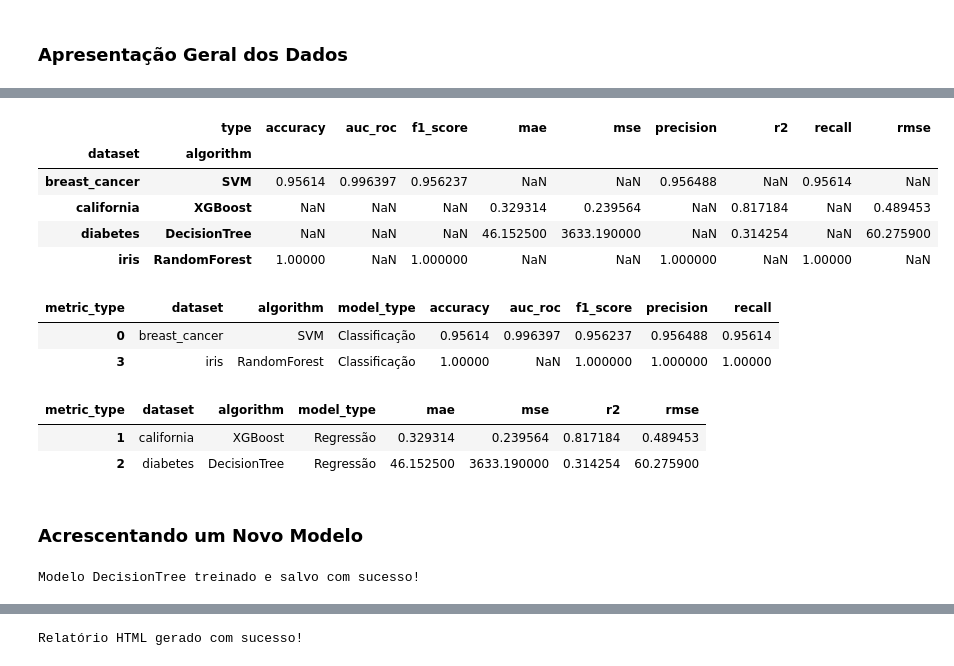
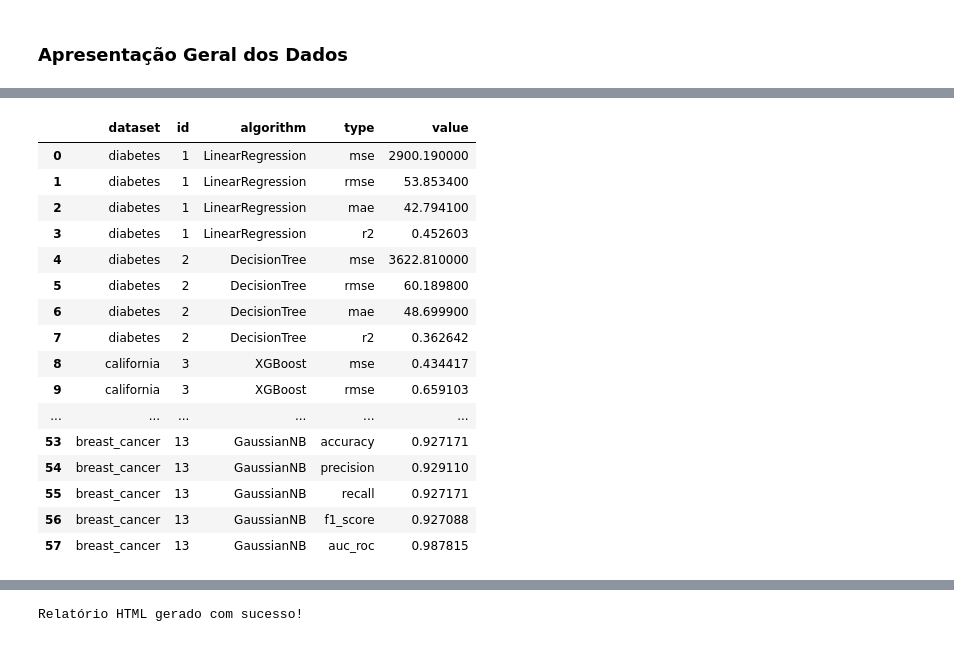
Before and after one commit to GDianaS/ml-metrics-comparison-db, a Jupyter notebook: main.ipynb, the cells around one changed output, grey strips where cells are left out. Cells and saved outputs as stored; diff of their text form; code cells hidden in the pictures.

```diff
--- a/main.ipynb
+++ b/main.ipynb
@@ -208,25 +369,36 @@ Modelo XGBoost treinado e salvo com sucesso!
 # %%
 def fetch_results():
     with engine.connect() as connection:
         df = pd.read_sql(text("""
-            SELECT e.dataset, m.algorithm, me.type, me.value
+            SELECT e.dataset, m.id, m.algorithm, me.type, me.value
             FROM Experiments e
             JOIN Models m ON e.model_id = m.id
             JOIN Metrics me ON e.id = me.experiment_id
         """), connection)
 
-        df_agg = df.groupby(['dataset', 'algorithm', 'type'])['value'].mean().reset_index() # Função de agregação
+        df_agg = df.groupby(['id','dataset', 'algorithm', 'type'])['value'].mean().reset_index()
 
-        return df_agg.pivot(index=['dataset', 'algorithm'], columns='type', values='value')
+        return df
 
 
 df_results = fetch_results()
 df_results
 # %% [output]
-|  | type | accuracy | auc_roc | f1_score | mae | mse | precision | r2 | recall | rmse |
-| dataset | algorithm |  |  |  |  |  |  |  |  |  |
-| breast_cancer | SVM | 0.95614 | 0.996397 | 0.956237 | NaN | NaN | 0.956488 | NaN | 0.95614 | NaN |
-| california | XGBoost | NaN | NaN | NaN | 0.329314 | 0.239564 | NaN | 0.817184 | NaN | 0.489453 |
-| diabetes | DecisionTree | NaN | NaN | NaN | 46.152500 | 3633.190000 | NaN | 0.314254 | NaN | 60.275900 |
-| iris | RandomForest | 1.00000 | NaN | 1.000000 | NaN | NaN | 1.000000 | NaN | 1.00000 | NaN |
+|  | dataset | id | algorithm | type | value |
+| 0 | diabetes | 1 | LinearRegression | mse | 2900.190000 |
+| 1 | diabetes | 1 | LinearRegression | rmse | 53.853400 |
+| 2 | diabetes | 1 | LinearRegression | mae | 42.794100 |
+| 3 | diabetes | 1 | LinearRegression | r2 | 0.452603 |
+| 4 | diabetes | 2 | DecisionTree | mse | 3622.810000 |
+| 5 | diabetes | 2 | DecisionTree | rmse | 60.189800 |
+| 6 | diabetes | 2 | DecisionTree | mae | 48.699900 |
+| 7 | diabetes | 2 | DecisionTree | r2 | 0.362642 |
+| 8 | california | 3 | XGBoost | mse | 0.434417 |
+| 9 | california | 3 | XGBoost | rmse | 0.659103 |
+| ... | ... | ... | ... | ... | ... |
+| 53 | breast_cancer | 13 | GaussianNB | accuracy | 0.927171 |
+| 54 | breast_cancer | 13 | GaussianNB | precision | 0.929110 |
+| 55 | breast_cancer | 13 | GaussianNB | recall | 0.927171 |
+| 56 | breast_cancer | 13 | GaussianNB | f1_score | 0.927088 |
+| 57 | breast_cancer | 13 | GaussianNB | auc_roc | 0.987815 |
 # %%
@@ -251,18 +425,0 @@ regression_results = df_detailed_results[df_detailed_results['model_type'] == 'R
-# %%
-classification_results
-# %% [output]
-| metric_type | dataset | algorithm | model_type | accuracy | auc_roc | f1_score | precision | recall |
-| 0 | breast_cancer | SVM | Classificação | 0.95614 | 0.996397 | 0.956237 | 0.956488 | 0.95614 |
-| 3 | iris | RandomForest | Classificação | 1.00000 | NaN | 1.000000 | 1.000000 | 1.00000 |
-# %%
-regression_results
-# %% [output]
-| metric_type | dataset | algorithm | model_type | mae | mse | r2 | rmse |
-| 1 | california | XGBoost | Regressão | 0.329314 | 0.239564 | 0.817184 | 0.489453 |
-| 2 | diabetes | DecisionTree | Regressão | 46.152500 | 3633.190000 | 0.314254 | 60.275900 |
-# %% [markdown]
-### Acrescentando um Novo Modelo
-# %%
-train_and_save_model("iris", "classification", "DecisionTree", DecisionTreeClassifier(criterion="entropy", max_depth=3), {"criterion": "entropy", "max_depth": 3})
-# %% [output]
-Modelo DecisionTree treinado e salvo com sucesso!
```
Also changed, not shown: parts of 20 cells of this notebook, 2 other files.
